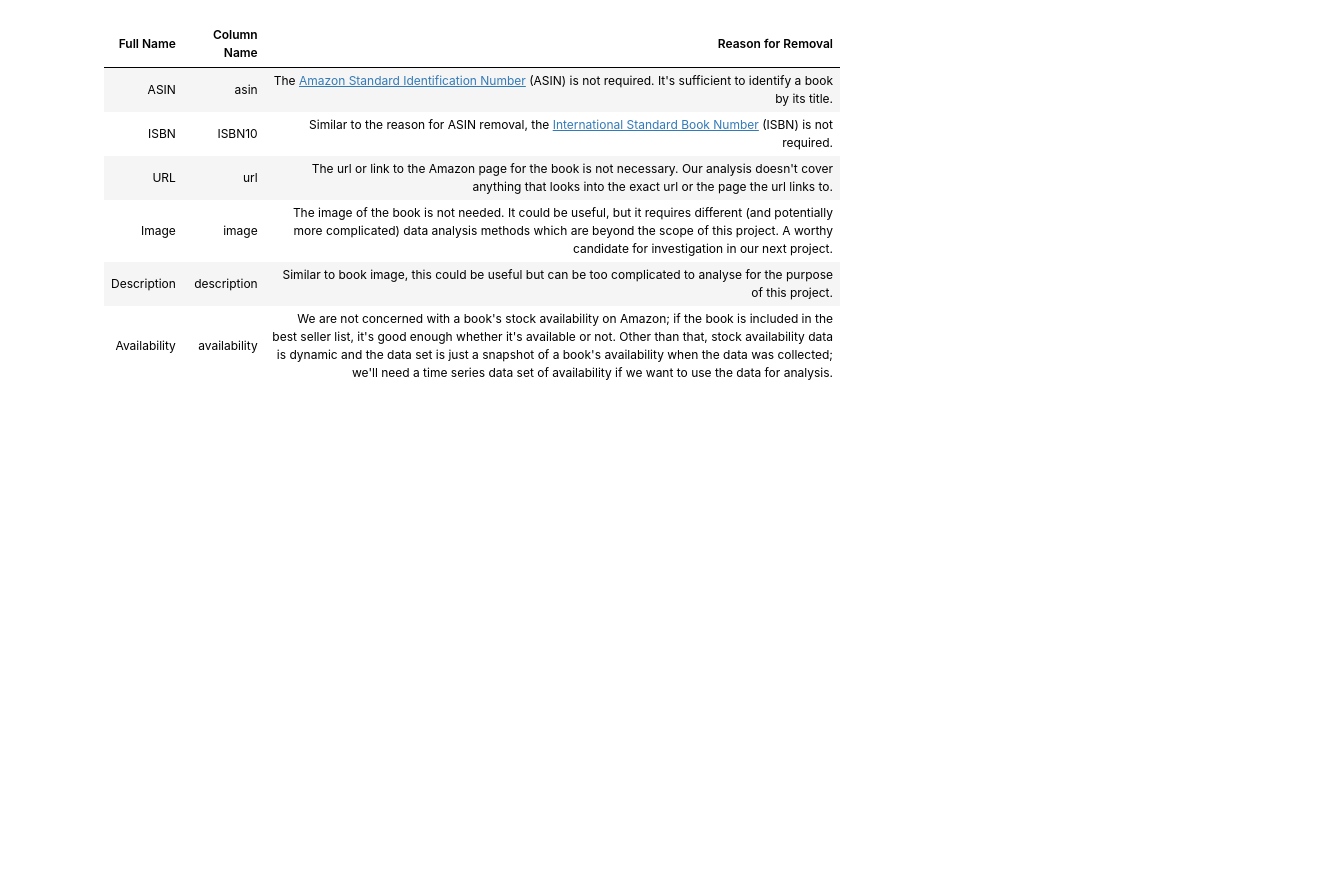
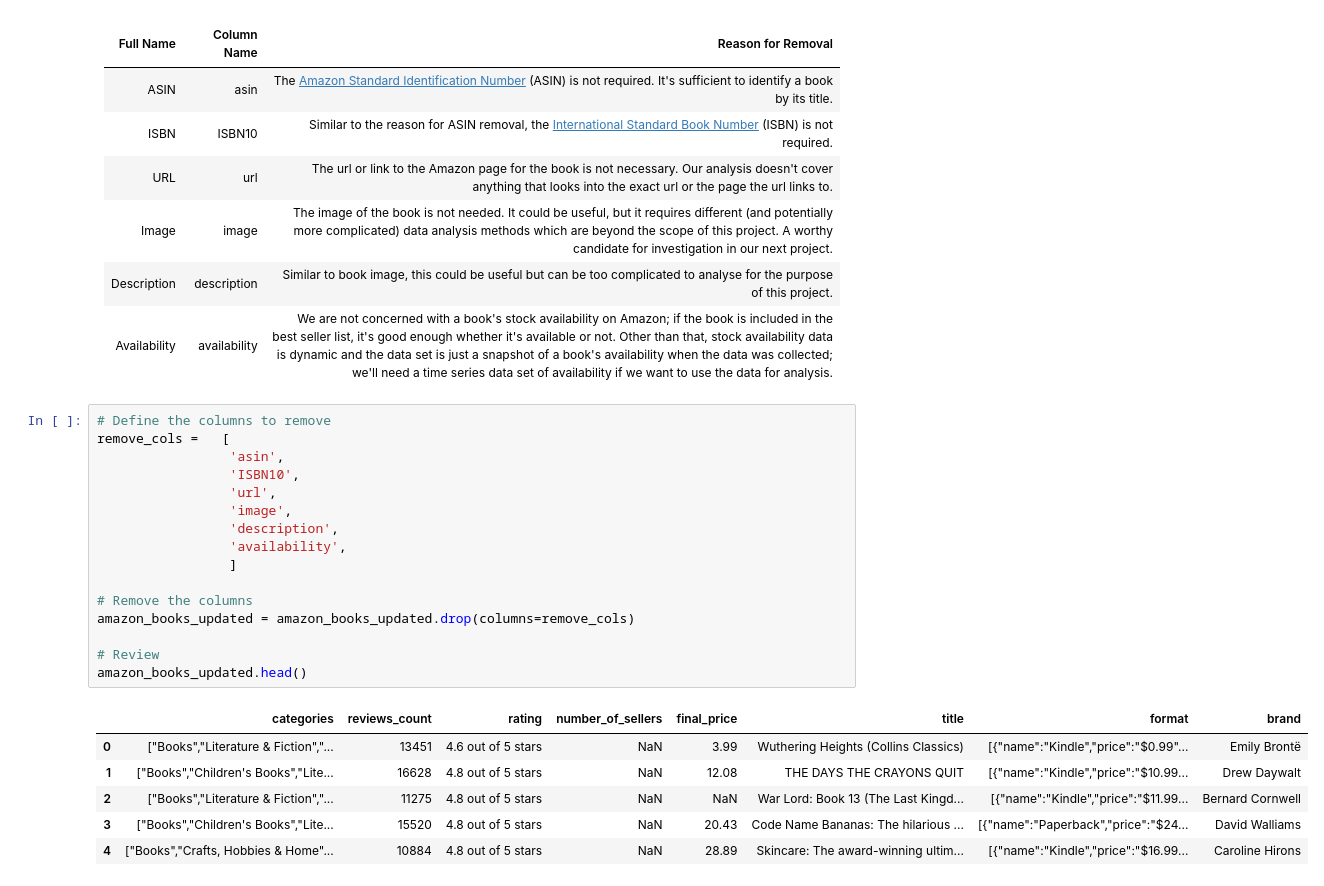
Before and after one commit to wanzulfikri/amazon-bestselling-books-analysis, a Jupyter notebook: Publisher.ipynb, the cells around one changed output. Cells and saved outputs as stored; diff of their text form; blank space fills up the shorter version.

Commit message:
Remove irrelevant columns

```diff
--- a/Publisher.ipynb
+++ b/Publisher.ipynb
@@ -147,3 +147,26 @@ The previous column selection is mostly done to retrieve plausible columns for t
 | Image        | image        | The image of the book is not needed. It could be useful, but it requires different (and potentially more complicated) data analysis methods which are beyond the scope of this project. A worthy candidate for investigation in our next project.                                                                                                                                                          |
 | Description  | description  | Similar to book image, this could be useful but can be too complicated to analyse for the purpose of this project.                                                                                                                                                                                                                                                                                         |
 | Availability | availability | We are not concerned with a book's stock availability on Amazon; if the book is included in the best seller list, it's good enough whether it's available or not. Other than that, stock availability data is dynamic and the data set is just a snapshot of a book's availability when the data was collected; we'll need a time series data set of availability if we want to use the data for analysis. |
+# %%
+# Define the columns to remove
+remove_cols =   [
+                 'asin',
+                 'ISBN10',
+                 'url',
+                 'image',
+                 'description',
+                 'availability',
+                 ]
+
+# Remove the columns
+amazon_books_updated = amazon_books_updated.drop(columns=remove_cols)
+
+# Review
+amazon_books_updated.head()
+# %% [output]
+|  | categories | reviews_count | rating | number_of_sellers | final_price | title | format | brand |
+| 0 | ["Books","Literature & Fiction","... | 13451 | 4.6 out of 5 stars | NaN | 3.99 | Wuthering Heights (Collins Classics) | [{"name":"Kindle","price":"$0.99"... | Emily Brontë |
+| 1 | ["Books","Children's Books","Lite... | 16628 | 4.8 out of 5 stars | NaN | 12.08 | THE DAYS THE CRAYONS QUIT | [{"name":"Kindle","price":"$10.99... | Drew Daywalt |
+| 2 | ["Books","Literature & Fiction","... | 11275 | 4.8 out of 5 stars | NaN | NaN | War Lord: Book 13 (The Last Kingd... | [{"name":"Kindle","price":"$11.99... | Bernard Cornwell |
+| 3 | ["Books","Children's Books","Lite... | 15520 | 4.8 out of 5 stars | NaN | 20.43 | Code Name Bananas: The hilarious ... | [{"name":"Paperback","price":"$24... | David Walliams |
+| 4 | ["Books","Crafts, Hobbies & Home"... | 10884 | 4.8 out of 5 stars | NaN | 28.89 | Skincare: The award-winning ultim... | [{"name":"Kindle","price":"$16.99... | Caroline Hirons |
```
